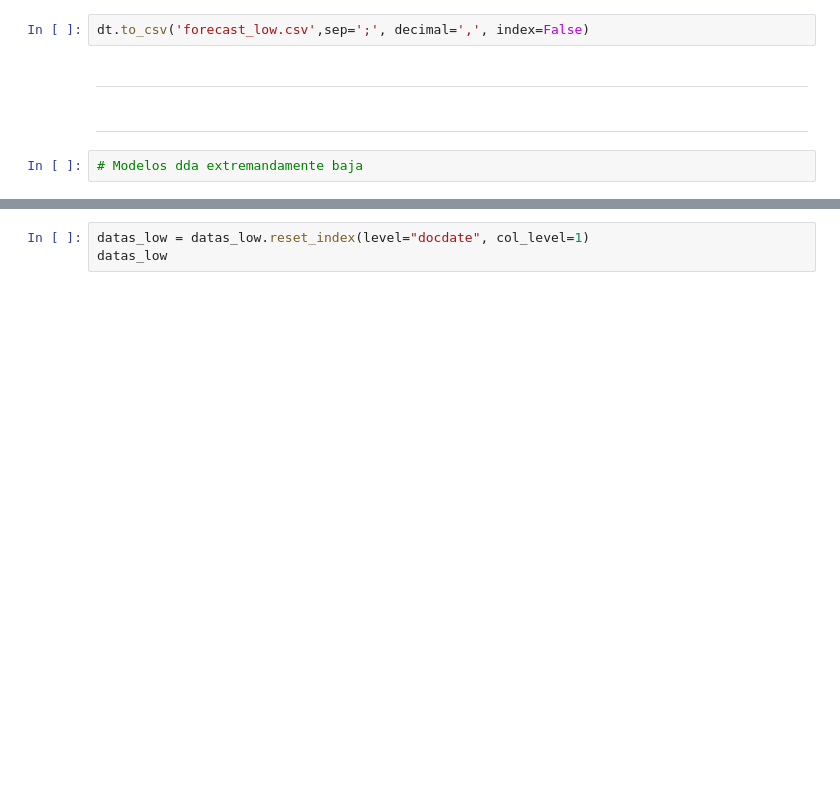
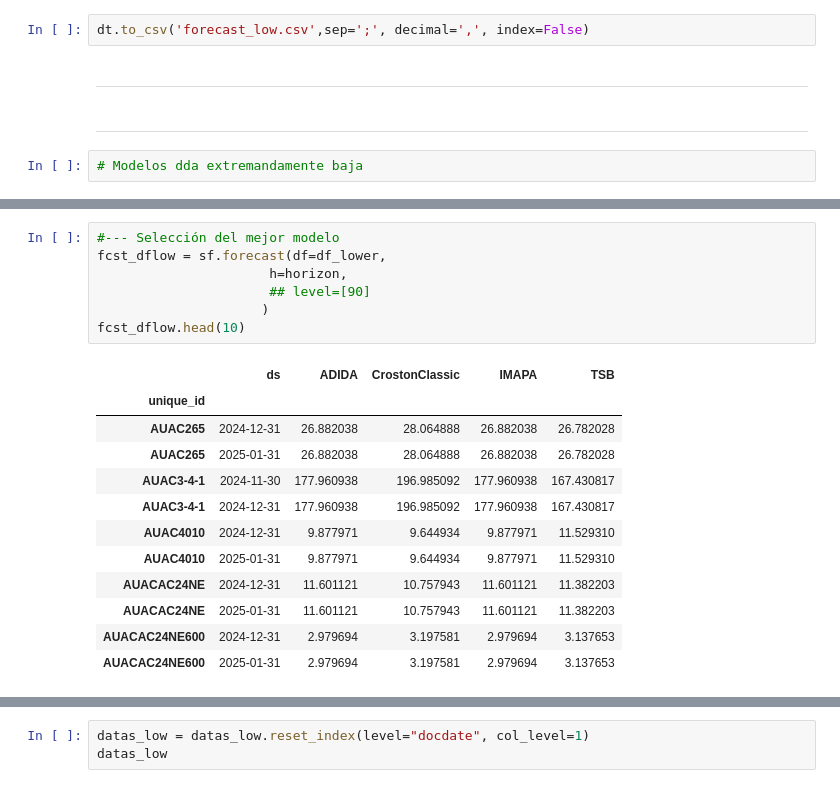
Before and after one commit to luemartinezro/ujueta_project, a Jupyter notebook: mod_data_apilada_Dda_low.ipynb, the cells around one changed output, grey strips where cells are left out. Cells and saved outputs as stored; diff of their text form; blank space fills up the shorter version.

```diff
--- a/mod_data_apilada_Dda_low.ipynb
+++ b/mod_data_apilada_Dda_low.ipynb
@@ -687,0 +889,20 @@ Name: count, Length: 188, dtype: int64
+# %%
+#--- Selección del mejor modelo
+fcst_dflow = sf.forecast(df=df_lower,
+                      h=horizon,
+                      ## level=[90]
+                     )
+fcst_dflow.head(10)
+# %% [output]
+|  | ds | ADIDA | CrostonClassic | IMAPA | TSB |
+| unique_id |  |  |  |  |  |
+| AUAC265 | 2024-12-31 | 26.882038 | 28.064888 | 26.882038 | 26.782028 |
+| AUAC265 | 2025-01-31 | 26.882038 | 28.064888 | 26.882038 | 26.782028 |
+| AUAC3-4-1 | 2024-11-30 | 177.960938 | 196.985092 | 177.960938 | 167.430817 |
+| AUAC3-4-1 | 2024-12-31 | 177.960938 | 196.985092 | 177.960938 | 167.430817 |
+| AUAC4010 | 2024-12-31 | 9.877971 | 9.644934 | 9.877971 | 11.529310 |
+| AUAC4010 | 2025-01-31 | 9.877971 | 9.644934 | 9.877971 | 11.529310 |
+| AUACAC24NE | 2024-12-31 | 11.601121 | 10.757943 | 11.601121 | 11.382203 |
+| AUACAC24NE | 2025-01-31 | 11.601121 | 10.757943 | 11.601121 | 11.382203 |
+| AUACAC24NE600 | 2024-12-31 | 2.979694 | 3.197581 | 2.979694 | 3.137653 |
+| AUACAC24NE600 | 2025-01-31 | 2.979694 | 3.197581 | 2.979694 | 3.137653 |
```
Also changed, not shown: parts of 16 cells of this notebook.
